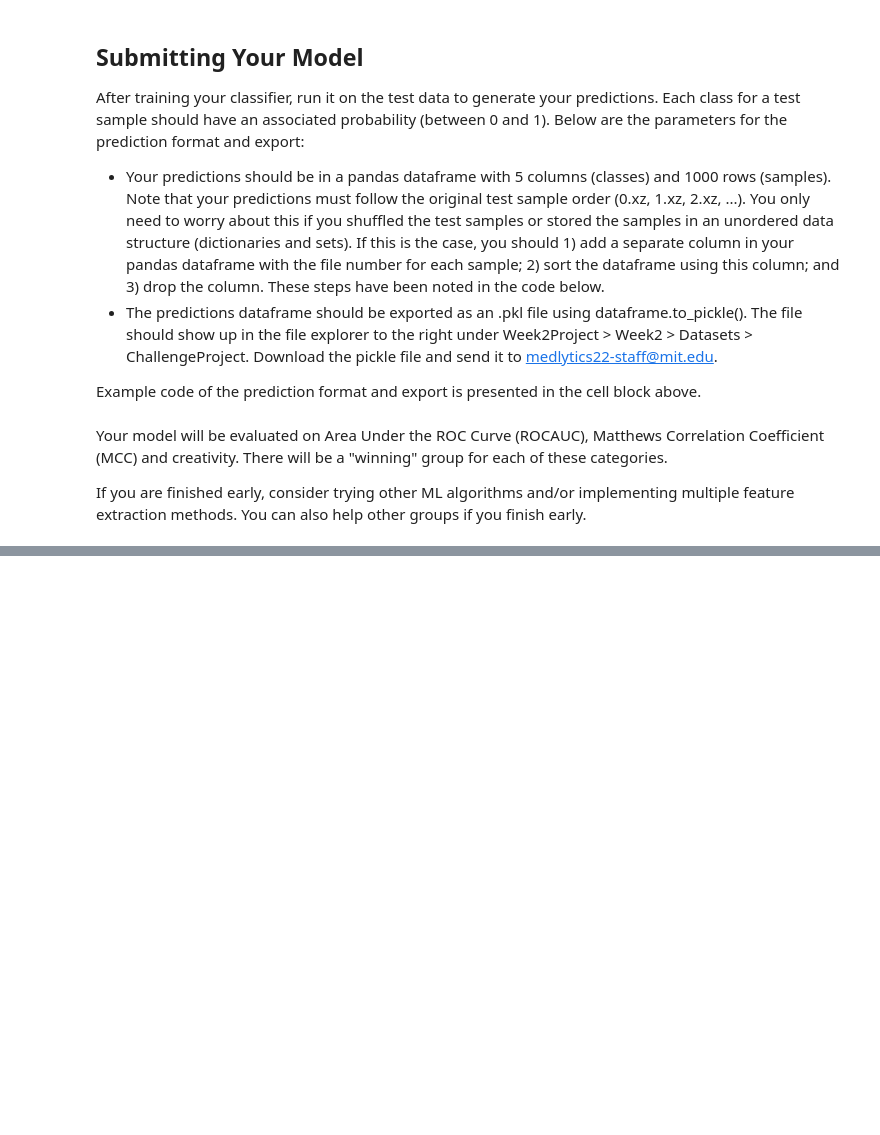
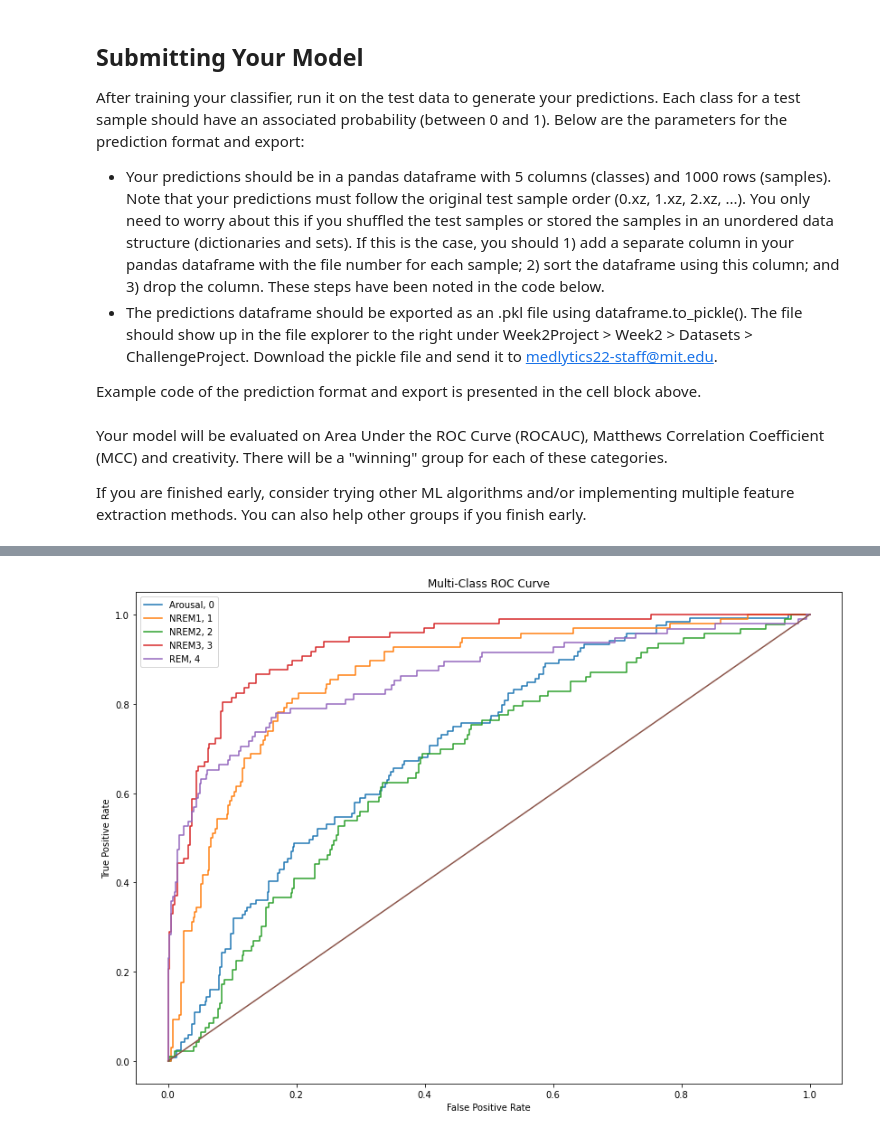
Before and after one commit to dnkim1/Week2Project, a Jupyter notebook: Sleep_Analysis_Challenge.ipynb, the cells around one changed output, grey strips where cells are left out. Cells and saved outputs as stored; diff of their text form; code cells hidden in the pictures; blank space fills up the shorter version.

```diff
--- a/Sleep_Analysis_Challenge.ipynb
+++ b/Sleep_Analysis_Challenge.ipynb
@@ -413,20 +583,26 @@ training_set = training_set.batch(40) #set batch size
 
 model = tf.keras.Sequential()
 
-""" Modify to your heart's and algorithm's content ^_^ """
+# model.add(tf.keras.Input(shape=(feature_count,)))
 
-model.add(tf.keras.layers.Dense(64, activation=tf.nn.relu, input_shape=(train_data.shape[1],)))
-model.add(tf.keras.layers.Dense(64, activation=tf.nn.relu))
+model.add(tf.keras.layers.Dense(64))
+model.add(tf.keras.layers.Activation('relu'))
+model.add(tf.keras.layers.Dense(64))
+model.add(tf.keras.layers.Activation('softmax'))
 # we should end with a softmax to ensure outputs behave like probabilities
 #(i.e. sum to 1)
-model.add(tf.keras.layers.Dense(5, activation=tf.nn.softmax))
+model.add(tf.keras.layers.Dense(64))
+#model.add(tf.keras.layers.Dropout(rate=0.2,noise_shape=None,seed=None))
+model.add(tf.keras.layers.Activation('tanh'))
+#model.add(tf.keras.layers.Dense(64,activation=tf.nn.relu))
+model.add(tf.keras.layers.Dense(5))
+model.add(tf.keras.layers.Softmax())
 
-opt = tf.keras.optimizers.RMSprop(learning_rate=0.00005)
+
+#opt = tf.keras.optimizers.RMSprop(learning_rate=0.0005)
 #Another potential optimizer
-#opt = tf.keras.optimizers.Adam(learning_rate=0.0005)
-model.compile(loss='categorical_crossentropy', optimizer=opt, metrics=['accuracy'])
-
-model.summary()
+opt = tf.keras.optimizers.Adam(learning_rate=0.0005)
+model.compile(loss='categorical_crossentropy', optimizer=opt, metrics=['accuracy', tf.keras.metrics.AUC()])
 # %%
 ### Run whenever you want to train and validate your model ###
 
@@ -436,12 +612,12 @@ through the full dataset (calculating errors and derivatives) to update weights
 (One pass through the data is called an "epoch")
 """
 
-EPOCHS = 50
+EPOCHS = 100
 
 for epoch in range(EPOCHS):
     for signals, labels in training_set:
-        tr_loss, tr_accuracy = model.train_on_batch(signals, labels)
-    val_loss, val_accuracy = model.evaluate(val_data, val_labels)
+        tr_loss, tr_accuracy, tr_auc = model.train_on_batch(signals, labels)
+    val_loss, val_accuracy, val_auc = model.evaluate(val_data, val_labels)
     print(('Epoch #%d\t Training Loss: %.2f\tTraining Accuracy: %.2f\t'
          'Validation Loss: %.2f\tValidation Accuracy: %.2f')
          % (epoch + 1, tr_loss, tr_accuracy,
@@ -450,11 +664,12 @@ for epoch in range(EPOCHS):
 ### Run once after you have finished training your model ###
 
 test_pred = model.predict(test_data)
-test_output = np.ndarray(shape = (1000, 6))
+test_output = np.ndarray((1000, 6))
 
 # """ Add column with file number """
 for i in range(1000):
     test_output[i] = np.append(test_pred[i], test_order[i])
+
 test_dataframe = pd.DataFrame(test_output)
 
 """ Sort dataframe according to file number """
@@ -468,7 +683,7 @@ print(test_dataframe.head(), '\n\n', sorted_test_dataframe.head(), '\n\n', proce
 # In the file name, make sure to indicate your team number
 # The file should show up in the file explorer to the left under Week2Project > Week2 > Datasets > ChallengeProject
 # Download the pickle file and send it to medlytics22-staff@mit.edu
-file = 'team#_test_preds.pkl'
+file = '5_test_preds.pkl'
 processed_test_dataframe.to_pickle(file)
 
 test_dataframe = pd.DataFrame(test_output)
@@ -511,23 +747,25 @@ test_labels_one_hot = pd.DataFrame(mocktest_labels)
 # %%
 fpr = {}
 tpr = {}
 roc_auc = {}
 
 plt.figure(figsize=(14,10))
 for i in range(5):
     fpr[i], tpr[i], _ = metrics.roc_curve(test_labels_one_hot.iloc[:, i], test_pred.iloc[:, i])
     roc_auc[i] = metrics.auc(fpr[i], tpr[i])
     plt.plot(fpr[i], tpr[i], label = stage_dict[i] + ', ' + str(i))
 
 plt.plot([0, 1], [0, 1])
 plt.xlabel('False Positive Rate')
 plt.ylabel('True Positive Rate')
 plt.title('Multi-Class ROC Curve')
 plt.legend()
 plt.show()
 
-fpr["micro"], tpr["micro"], _ = metrics.roc_curve(test_labels_one_hot.values.ravel(), test_pred.values.ravel())
+fpr["micro"], tpr["micro"], thresh = metrics.roc_curve(test_labels_one_hot.values.ravel(), test_pred.values.ravel())
 roc_auc_agg = metrics.auc(fpr["micro"], tpr["micro"])
+# %% [output]
+[figure, added]
 # %%
 y_true = []
 y_pred = []
```
Also changed, not shown: parts of 33 cells of this notebook, 1 other file.
